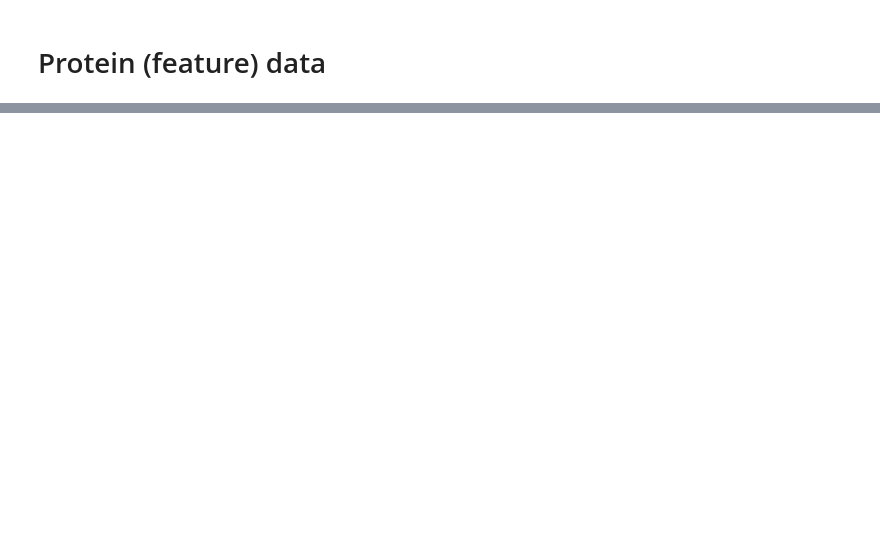
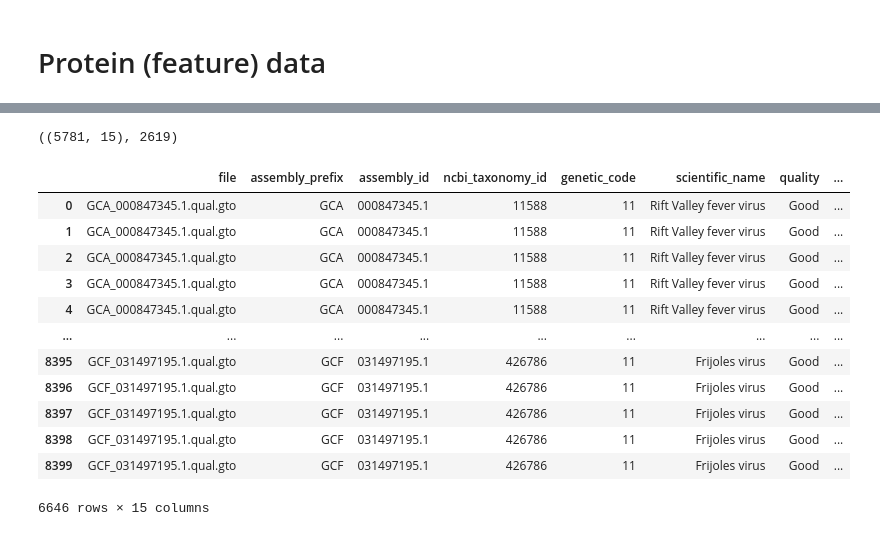
Before and after one commit to adpartin/viral-segmatch, a Jupyter notebook: notebooks/bunyas.ipynb, the cells around one changed output, grey strips where cells are left out. Cells and saved outputs as stored; diff of their text form; code cells hidden in the pictures; blank space fills up the shorter version.

```diff
--- a/notebooks/bunyas.ipynb
+++ b/notebooks/bunyas.ipynb
@@ -33 +69,9 @@ print(output_dir)
+# %%
+def extract_assembly_info(file_name):
+    """ Extracts assembly prefix and assembly ID from a file name. """
+    match = re.match(r'^(GCA|GCF)_(\d+\.\d+)', file_name)
+    if match:
+        return match.group(1), match.group(2)
+    else:
+        return None, None
 # %% [markdown]
@@ -617,0 +765,47 @@ df['function'].value_counts()
+# %%
+# Step 1: Drop GCA entries if the same protein sequence exists in GCF for the same assembly_id
+
+# Step 1.1: Identify all duplicated protein sequences
+dups = prot_df[prot_df.duplicated(subset=['prot_seq'], keep=False)].copy()
+
+# Step 1.2: Keep only rows where GCA and GCF exist for the same protein and same assembly_id
+gca_gcf_pairs = dups.groupby(['prot_seq', 'assembly_id'])['assembly_prefix'].apply(set).reset_index()
+
+# Filter to rows where both GCA and GCF versions exist
+gca_gcf_pairs['has_both'] = gca_gcf_pairs['assembly_prefix'].apply(lambda x: 'GCA' in x and 'GCF' in x)
+gca_gcf_with_both = gca_gcf_pairs[gca_gcf_pairs['has_both']]
+
+# Step 1.3: Build a mask to drop the GCA rows from protein_df
+drop_mask = prot_df.apply(
+    lambda row: (
+        row['assembly_prefix'] == 'GCA'
+        and (row['prot_seq'], row['assembly_id']) in
+            set(zip(gca_gcf_with_both['prot_seq'], gca_gcf_with_both['assembly_id']))
+    ),
+    axis=1
+)
+
+# Step 1.4: Apply the filtering
+protein_df_filtered = prot_df[~drop_mask].copy()
+
+# Show how many rows were dropped
+num_dropped = drop_mask.sum()
+protein_df_filtered.shape, num_dropped
+# %% [output]
+((5781, 15), 2619)
+# %%
+dups
+# %% [output]
+|  | file | assembly_prefix | assembly_id | ncbi_taxonomy_id | genetic_code | scientific_name | quality | ... |
+| 0 | GCA_000847345.1.qual.gto | GCA | 000847345.1 | 11588 | 11 | Rift Valley fever virus | Good | ... |
+| 1 | GCA_000847345.1.qual.gto | GCA | 000847345.1 | 11588 | 11 | Rift Valley fever virus | Good | ... |
+| 2 | GCA_000847345.1.qual.gto | GCA | 000847345.1 | 11588 | 11 | Rift Valley fever virus | Good | ... |
+| 3 | GCA_000847345.1.qual.gto | GCA | 000847345.1 | 11588 | 11 | Rift Valley fever virus | Good | ... |
+| 4 | GCA_000847345.1.qual.gto | GCA | 000847345.1 | 11588 | 11 | Rift Valley fever virus | Good | ... |
+| ... | ... | ... | ... | ... | ... | ... | ... | ... |
+| 8395 | GCF_031497195.1.qual.gto | GCF | 031497195.1 | 426786 | 11 | Frijoles virus | Good | ... |
+| 8396 | GCF_031497195.1.qual.gto | GCF | 031497195.1 | 426786 | 11 | Frijoles virus | Good | ... |
+| 8397 | GCF_031497195.1.qual.gto | GCF | 031497195.1 | 426786 | 11 | Frijoles virus | Good | ... |
+| 8398 | GCF_031497195.1.qual.gto | GCF | 031497195.1 | 426786 | 11 | Frijoles virus | Good | ... |
+| 8399 | GCF_031497195.1.qual.gto | GCF | 031497195.1 | 426786 | 11 | Frijoles virus | Good | ... |
+6646 rows × 15 columns
```
Also changed, not shown: parts of 68 cells of this notebook.
